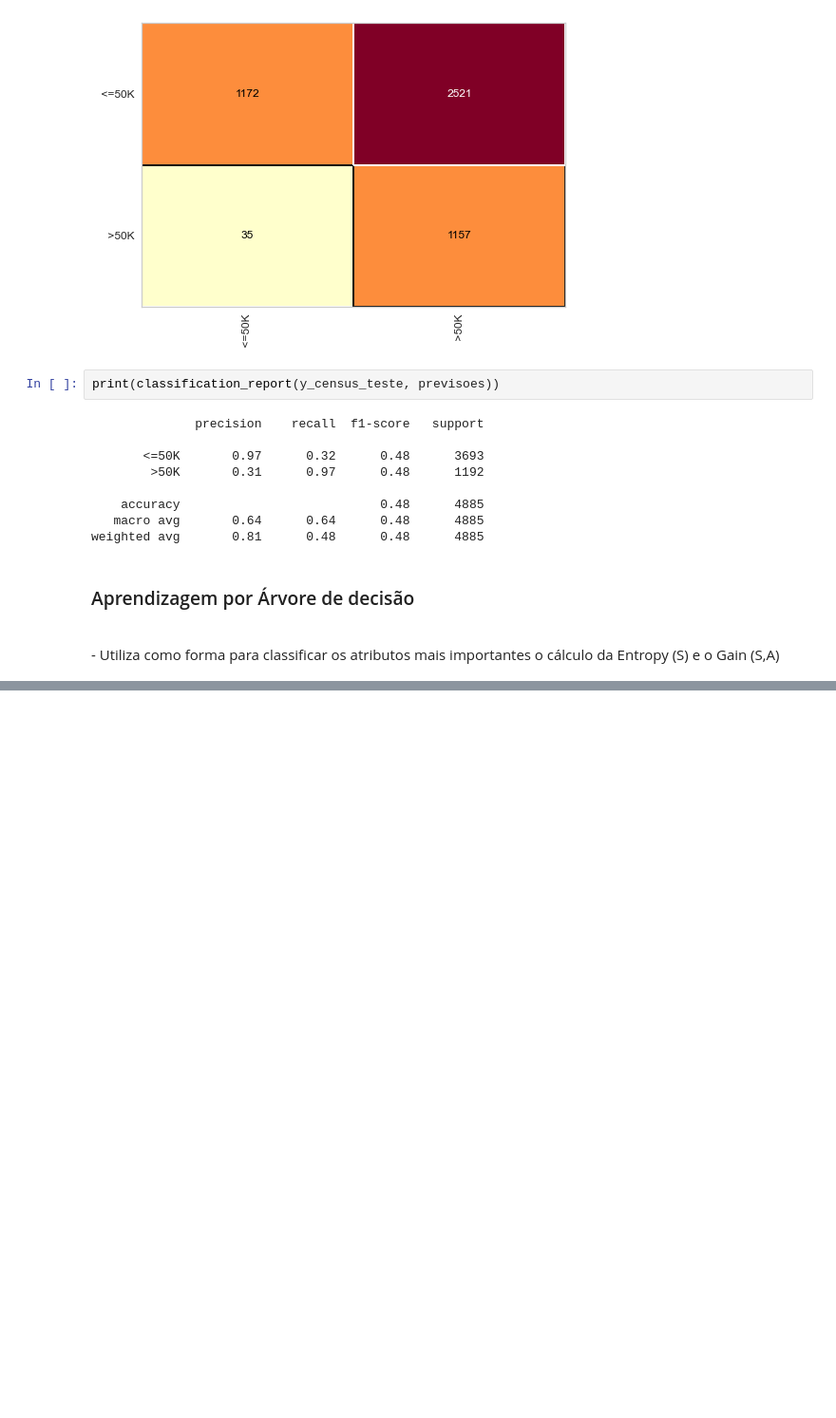
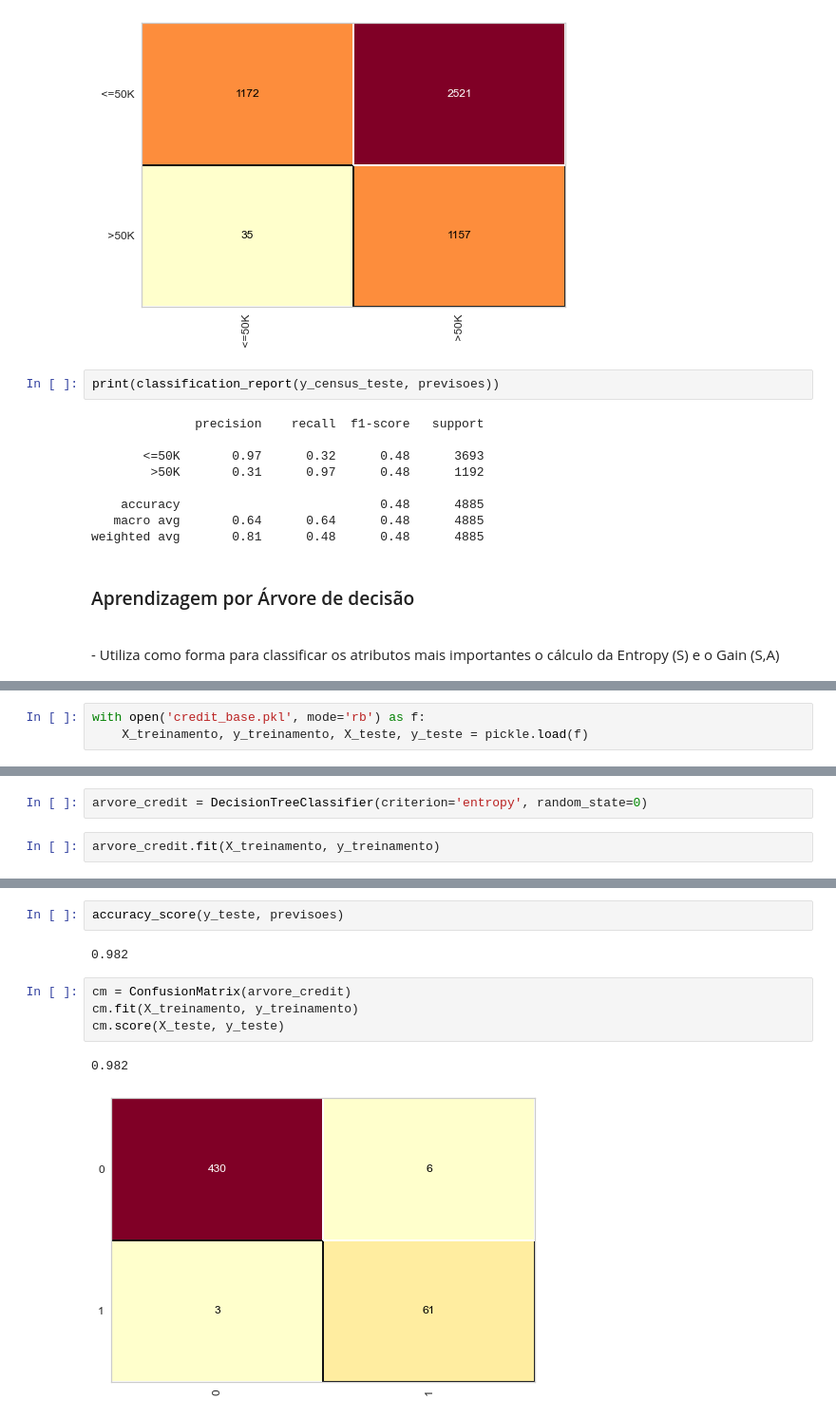
Before and after one commit to cantaruttim/Learning_Python, a Jupyter notebook: Machine Learning com Python/Aprendizagem_Bayesiana.ipynb, the cells around one changed output, grey strips where cells are left out. Shown: that part at 95% size. Drawn from its saved outputs; the diff is of its cells as text; blank space fills up the shorter version.

```diff
--- a/Machine Learning com Python/Aprendizagem_Bayesiana.ipynb
+++ b/Machine Learning com Python/Aprendizagem_Bayesiana.ipynb
@@ -249,0 +295,3 @@ weighted avg       0.81      0.48      0.48      4885
+# %%
+with open('credit_base.pkl', mode='rb') as f:
+    X_treinamento, y_treinamento, X_teste, y_teste = pickle.load(f)
@@ -249,0 +310,4 @@ weighted avg       0.81      0.48      0.48      4885
+# %%
+arvore_credit = DecisionTreeClassifier(criterion='entropy', random_state=0)
+# %%
+arvore_credit.fit(X_treinamento, y_treinamento)
@@ -249,0 +357,11 @@ weighted avg       0.81      0.48      0.48      4885
+# %%
+accuracy_score(y_teste, previsoes)
+# %% [output]
+0.982
+# %%
+cm = ConfusionMatrix(arvore_credit)
+cm.fit(X_treinamento, y_treinamento)
+cm.score(X_teste, y_teste)
+# %% [output]
+0.982
+[figure, added]
```
Also changed, not shown: parts of 24 cells of this notebook, 1 other file.
